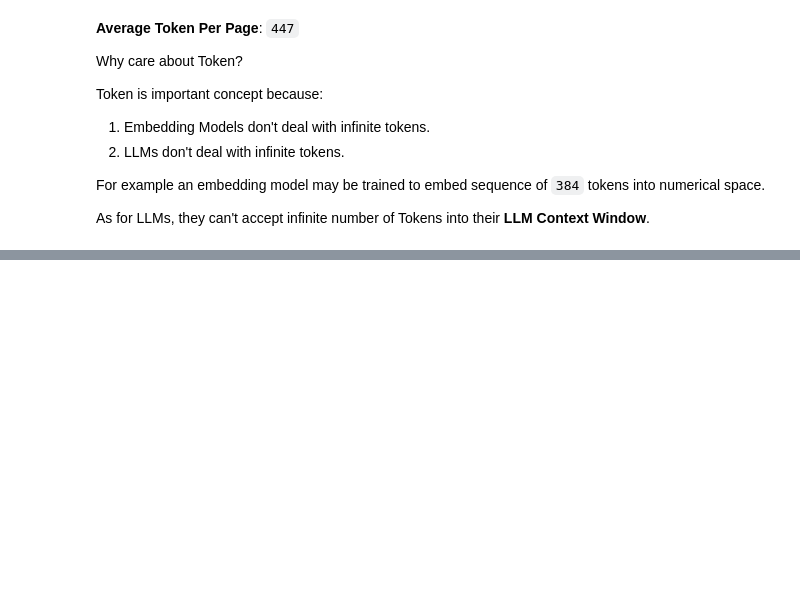
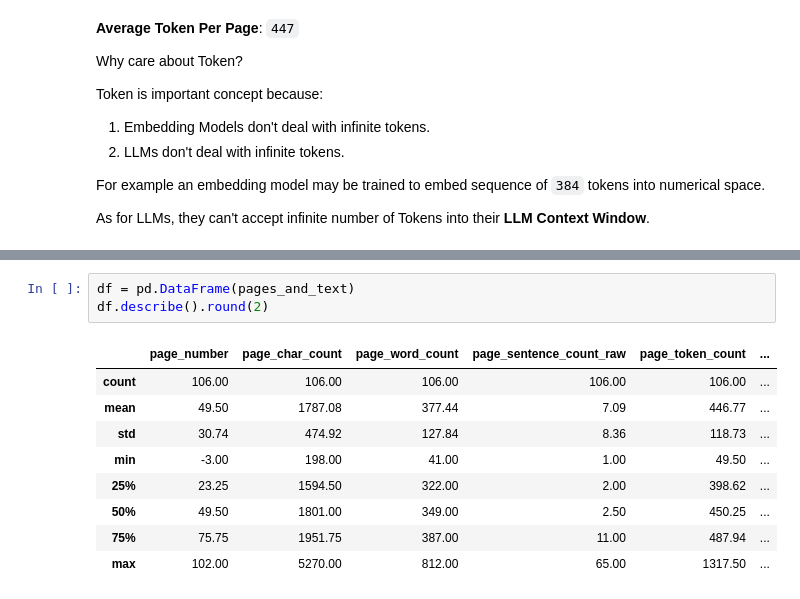
Before and after one commit to Purinat33/RAG, a Jupyter notebook: RAG.ipynb, the cells around one changed output, grey strips where cells are left out. Drawn from its saved outputs; the diff is of its cells as text; blank space fills up the shorter version.

```diff
--- a/RAG.ipynb
+++ b/RAG.ipynb
@@ -256,0 +313,13 @@ As for LLMs, they can't accept infinite number of Tokens into their **LLM Contex
+# %%
+df = pd.DataFrame(pages_and_text)
+df.describe().round(2)
+# %% [output]
+|  | page_number | page_char_count | page_word_count | page_sentence_count_raw | page_token_count | ... |
+| count | 106.00 | 106.00 | 106.00 | 106.00 | 106.00 | ... |
+| mean | 49.50 | 1787.08 | 377.44 | 7.09 | 446.77 | ... |
+| std | 30.74 | 474.92 | 127.84 | 8.36 | 118.73 | ... |
+| min | -3.00 | 198.00 | 41.00 | 1.00 | 49.50 | ... |
+| 25% | 23.25 | 1594.50 | 322.00 | 2.00 | 398.62 | ... |
+| 50% | 49.50 | 1801.00 | 349.00 | 2.50 | 450.25 | ... |
+| 75% | 75.75 | 1951.75 | 387.00 | 11.00 | 487.94 | ... |
+| max | 102.00 | 5270.00 | 812.00 | 65.00 | 1317.50 | ... |
```
Also changed, not shown: parts of 22 cells of this notebook.
